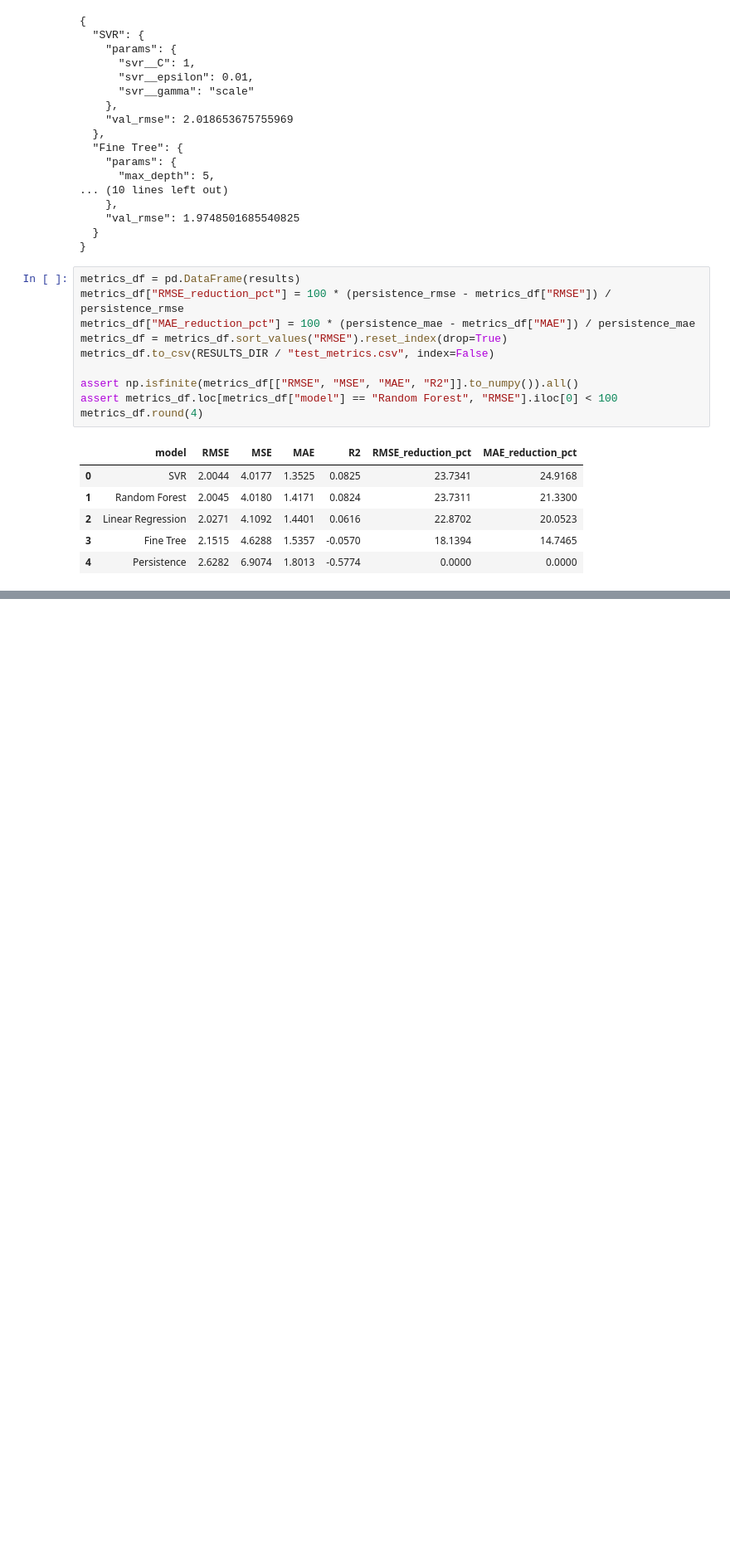
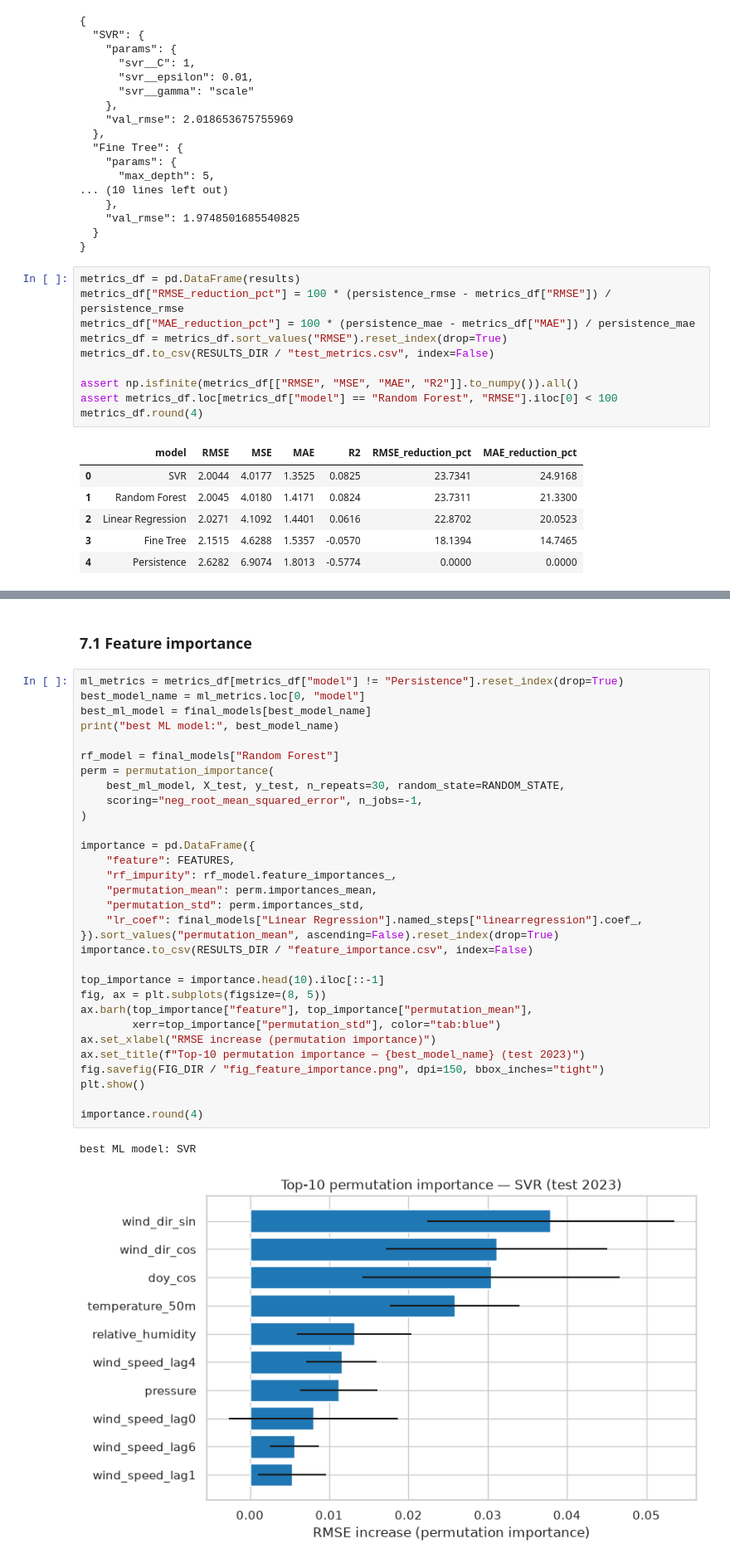
Before and after one commit to Galangzz/machine-learning-wind-speed, a Jupyter notebook: main.ipynb, the cells around one changed output, grey strips where cells are left out. Shown at 83% size. Cells and saved outputs as stored; diff of their text form; blank space fills up the shorter version.

Commit message:
feat: add feature importance and error analysis

```diff
--- a/main.ipynb
+++ b/main.ipynb
@@ -621,0 +629,36 @@ metrics_df.round(4)
+# %% [markdown]
+### 7.1 Feature importance
+# %%
+ml_metrics = metrics_df[metrics_df["model"] != "Persistence"].reset_index(drop=True)
+best_model_name = ml_metrics.loc[0, "model"]
+best_ml_model = final_models[best_model_name]
+print("best ML model:", best_model_name)
+
+rf_model = final_models["Random Forest"]
+perm = permutation_importance(
+    best_ml_model, X_test, y_test, n_repeats=30, random_state=RANDOM_STATE,
+    scoring="neg_root_mean_squared_error", n_jobs=-1,
+)
+
+importance = pd.DataFrame({
+    "feature": FEATURES,
+    "rf_impurity": rf_model.feature_importances_,
+    "permutation_mean": perm.importances_mean,
+    "permutation_std": perm.importances_std,
+    "lr_coef": final_models["Linear Regression"].named_steps["linearregression"].coef_,
+}).sort_values("permutation_mean", ascending=False).reset_index(drop=True)
+importance.to_csv(RESULTS_DIR / "feature_importance.csv", index=False)
+
+top_importance = importance.head(10).iloc[::-1]
+fig, ax = plt.subplots(figsize=(8, 5))
+ax.barh(top_importance["feature"], top_importance["permutation_mean"],
+        xerr=top_importance["permutation_std"], color="tab:blue")
+ax.set_xlabel("RMSE increase (permutation importance)")
+ax.set_title(f"Top-10 permutation importance — {best_model_name} (test 2023)")
+fig.savefig(FIG_DIR / "fig_feature_importance.png", dpi=150, bbox_inches="tight")
+plt.show()
+
+importance.round(4)
+# %% [output]
+best ML model: SVR
+[figure, added]
```
Also changed, not shown: parts of 10 cells of this notebook, 9 other files.
